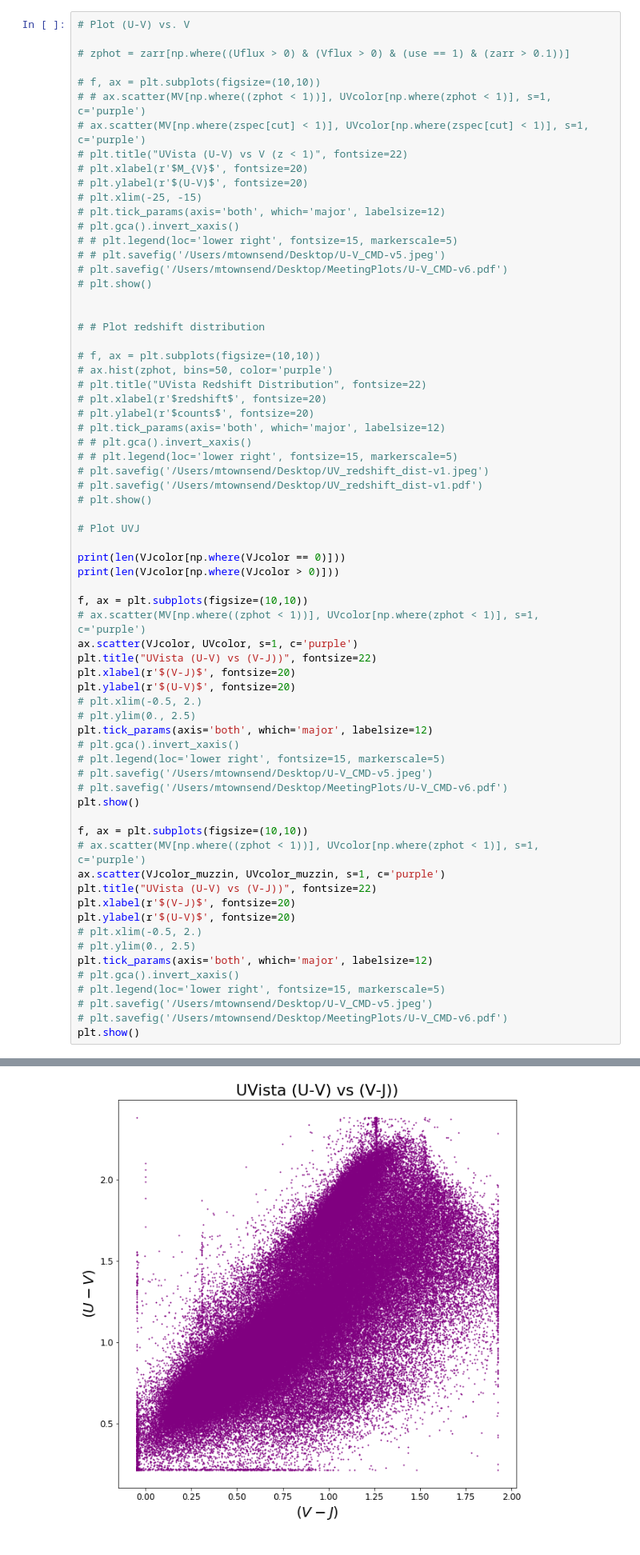
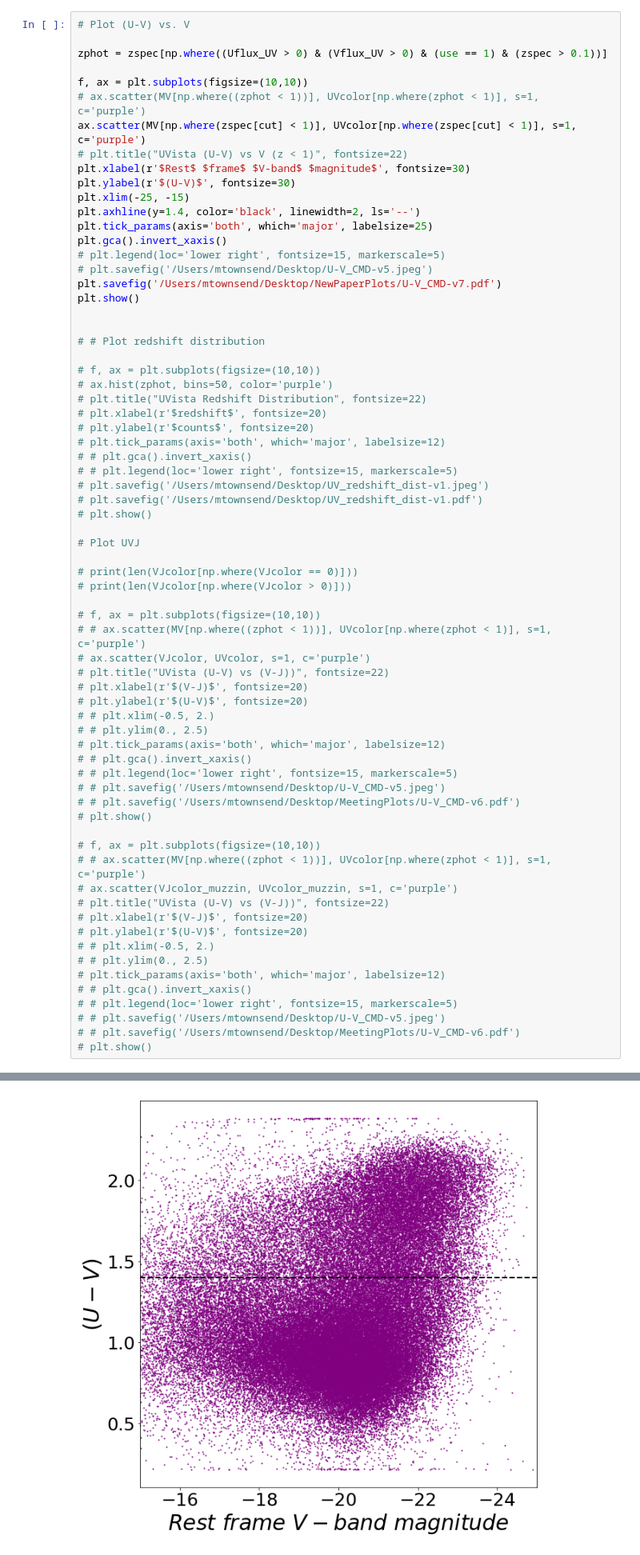
Before and after one commit to metownsend/LRG-Sats, a Jupyter notebook: ultraVISTA_analysis.ipynb, the cells around one changed output, grey strips where cells are left out. Shown at 80% size. Saved outputs shown, nothing was run; the diff lists cells and outputs as text.

```diff
--- a/ultraVISTA_analysis.ipynb
+++ b/ultraVISTA_analysis.ipynb
@@ -180,21 +183,22 @@ VJcolor_muzzin = -2.5*np.log10(Vflux_muzzin_VJ[cut]/Jflux_muzzin_VJ[cut])
 # %%
 # Plot (U-V) vs. V
 
-# zphot = zarr[np.where((Uflux > 0) & (Vflux > 0) & (use == 1) & (zarr > 0.1))]
+zphot = zspec[np.where((Uflux_UV > 0) & (Vflux_UV > 0) & (use == 1) & (zspec > 0.1))]
 
-# f, ax = plt.subplots(figsize=(10,10))
-# # ax.scatter(MV[np.where((zphot < 1))], UVcolor[np.where(zphot < 1)], s=1, c='purple')
-# ax.scatter(MV[np.where(zspec[cut] < 1)], UVcolor[np.where(zspec[cut] < 1)], s=1, c='purple')
+f, ax = plt.subplots(figsize=(10,10))
+# ax.scatter(MV[np.where((zphot < 1))], UVcolor[np.where(zphot < 1)], s=1, c='purple')
+ax.scatter(MV[np.where(zspec[cut] < 1)], UVcolor[np.where(zspec[cut] < 1)], s=1, c='purple')
 # plt.title("UVista (U-V) vs V (z < 1)", fontsize=22)
-# plt.xlabel(r'$M_{V}$', fontsize=20)
-# plt.ylabel(r'$(U-V)$', fontsize=20)
-# plt.xlim(-25, -15)
-# plt.tick_params(axis='both', which='major', labelsize=12)
-# plt.gca().invert_xaxis()
-# # plt.legend(loc='lower right', fontsize=15, markerscale=5)
-# # plt.savefig('/Users/mtownsend/Desktop/U-V_CMD-v5.jpeg')
-# plt.savefig('/Users/mtownsend/Desktop/MeetingPlots/U-V_CMD-v6.pdf')
-# plt.show()
+plt.xlabel(r'$Rest$ $frame$ $V-band$ $magnitude$', fontsize=30)
+plt.ylabel(r'$(U-V)$', fontsize=30)
+plt.xlim(-25, -15)
+plt.axhline(y=1.4, color='black', linewidth=2, ls='--')
+plt.tick_params(axis='both', which='major', labelsize=25)
+plt.gca().invert_xaxis()
+# plt.legend(loc='lower right', fontsize=15, markerscale=5)
+# plt.savefig('/Users/mtownsend/Desktop/U-V_CMD-v5.jpeg')
+plt.savefig('/Users/mtownsend/Desktop/NewPaperPlots/U-V_CMD-v7.pdf')
+plt.show()
 
 
 # # Plot redshift distribution
@@ -213,36 +217,36 @@ VJcolor_muzzin = -2.5*np.log10(Vflux_muzzin_VJ[cut]/Jflux_muzzin_VJ[cut])
 
 # Plot UVJ
 
-print(len(VJcolor[np.where(VJcolor == 0)]))
-print(len(VJcolor[np.where(VJcolor > 0)]))
+# print(len(VJcolor[np.where(VJcolor == 0)]))
+# print(len(VJcolor[np.where(VJcolor > 0)]))
 
-f, ax = plt.subplots(figsize=(10,10))
-# ax.scatter(MV[np.where((zphot < 1))], UVcolor[np.where(zphot < 1)], s=1, c='purple')
-ax.scatter(VJcolor, UVcolor, s=1, c='purple')
-plt.title("UVista (U-V) vs (V-J))", fontsize=22)
-plt.xlabel(r'$(V-J)$', fontsize=20)
-plt.ylabel(r'$(U-V)$', fontsize=20)
-# plt.xlim(-0.5, 2.)
-# plt.ylim(0., 2.5)
-plt.tick_params(axis='both', which='major', labelsize=12)
-# plt.gca().invert_xaxis()
-# plt.legend(loc='lower right', fontsize=15, markerscale=5)
-# plt.savefig('/Users/mtownsend/Desktop/U-V_CMD-v5.jpeg')
-# plt.savefig('/Users/mtownsend/Desktop/MeetingPlots/U-V_CMD-v6.pdf')
-plt.show()
+# f, ax = plt.subplots(figsize=(10,10))
+# # ax.scatter(MV[np.where((zphot < 1))], UVcolor[np.where(zphot < 1)], s=1, c='purple')
+# ax.scatter(VJcolor, UVcolor, s=1, c='purple')
+# plt.title("UVista (U-V) vs (V-J))", fontsize=22)
+# plt.xlabel(r'$(V-J)$', fontsize=20)
+# plt.ylabel(r'$(U-V)$', fontsize=20)
+# # plt.xlim(-0.5, 2.)
+# # plt.ylim(0., 2.5)
+# plt.tick_params(axis='both', which='major', labelsize=12)
+# # plt.gca().invert_xaxis()
+# # plt.legend(loc='lower right', fontsize=15, markerscale=5)
+# # plt.savefig('/Users/mtownsend/Desktop/U-V_CMD-v5.jpeg')
+# # plt.savefig('/Users/mtownsend/Desktop/MeetingPlots/U-V_CMD-v6.pdf')
+# plt.show()
 
-f, ax = plt.subplots(figsize=(10,10))
-# ax.scatter(MV[np.where((zphot < 1))], UVcolor[np.where(zphot < 1)], s=1, c='purple')
-ax.scatter(VJcolor_muzzin, UVcolor_muzzin, s=1, c='purple')
-plt.title("UVista (U-V) vs (V-J))", fontsize=22)
-plt.xlabel(r'$(V-J)$', fontsize=20)
-plt.ylabel(r'$(U-V)$', fontsize=20)
-# plt.xlim(-0.5, 2.)
-# plt.ylim(0., 2.5)
-plt.tick_params(axis='both', which='major', labelsize=12)
-# plt.gca().invert_xaxis()
-# plt.legend(loc='lower right', fontsize=15, markerscale=5)
-# plt.savefig('/Users/mtownsend/Desktop/U-V_CMD-v5.jpeg')
-# plt.savefig('/Users/mtownsend/Desktop/MeetingPlots/U-V_CMD-v6.pdf')
-plt.show()
+# f, ax = plt.subplots(figsize=(10,10))
+# # ax.scatter(MV[np.where((zphot < 1))], UVcolor[np.where(zphot < 1)], s=1, c='purple')
+# ax.scatter(VJcolor_muzzin, UVcolor_muzzin, s=1, c='purple')
+# plt.title("UVista (U-V) vs (V-J))", fontsize=22)
+# plt.xlabel(r'$(V-J)$', fontsize=20)
+# plt.ylabel(r'$(U-V)$', fontsize=20)
+# # plt.xlim(-0.5, 2.)
+# # plt.ylim(0., 2.5)
+# plt.tick_params(axis='both', which='major', labelsize=12)
+# # plt.gca().invert_xaxis()
+# # plt.legend(loc='lower right', fontsize=15, markerscale=5)
+# # plt.savefig('/Users/mtownsend/Desktop/U-V_CMD-v5.jpeg')
+# # plt.savefig('/Users/mtownsend/Desktop/MeetingPlots/U-V_CMD-v6.pdf')
+# plt.show()
 # %% [output]
@@ -251 +253 @@ plt.show()
-[figure, old version]
+[figure, new version]
```
Also changed, not shown: parts of 6 cells of this notebook.
